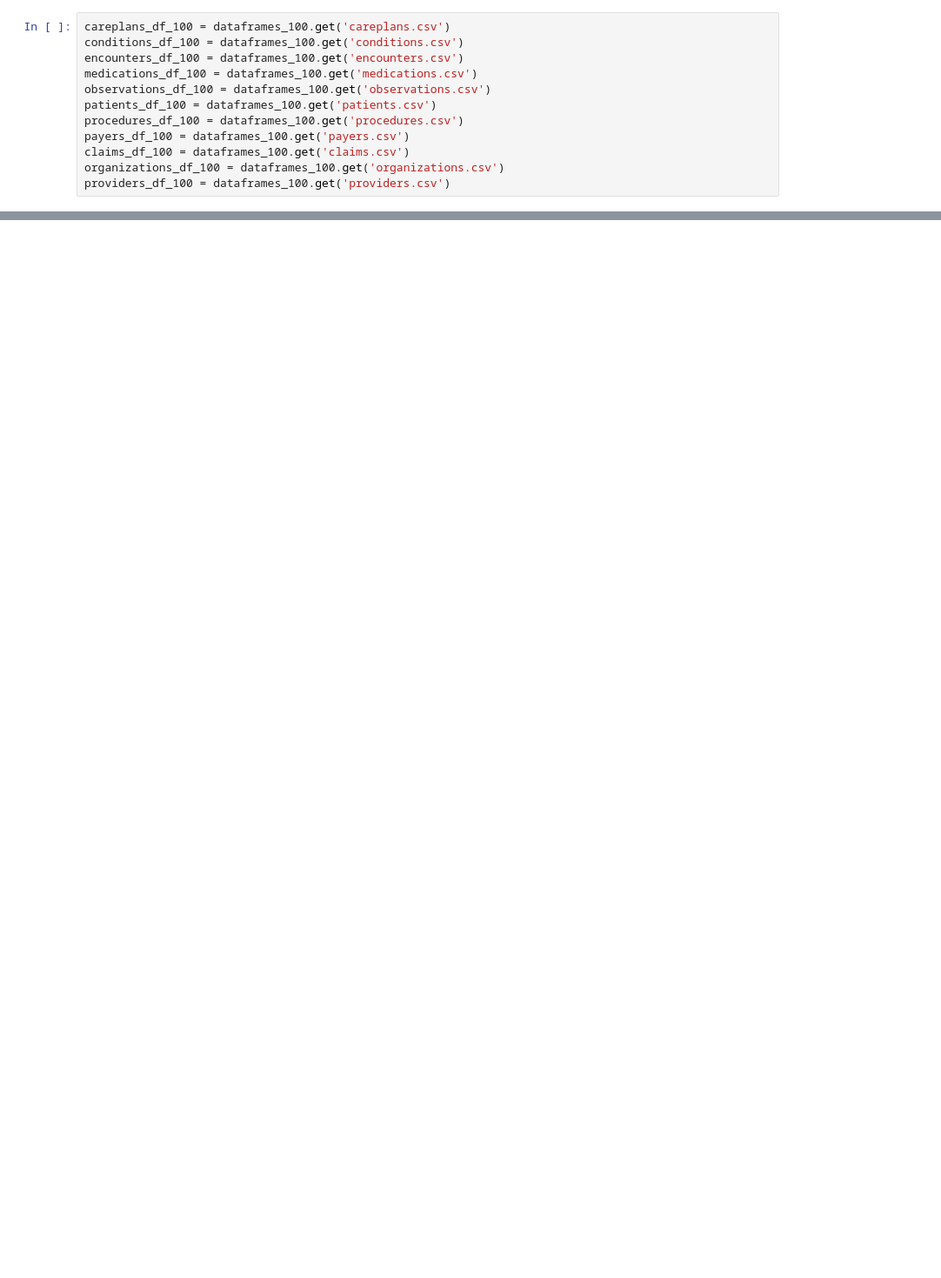
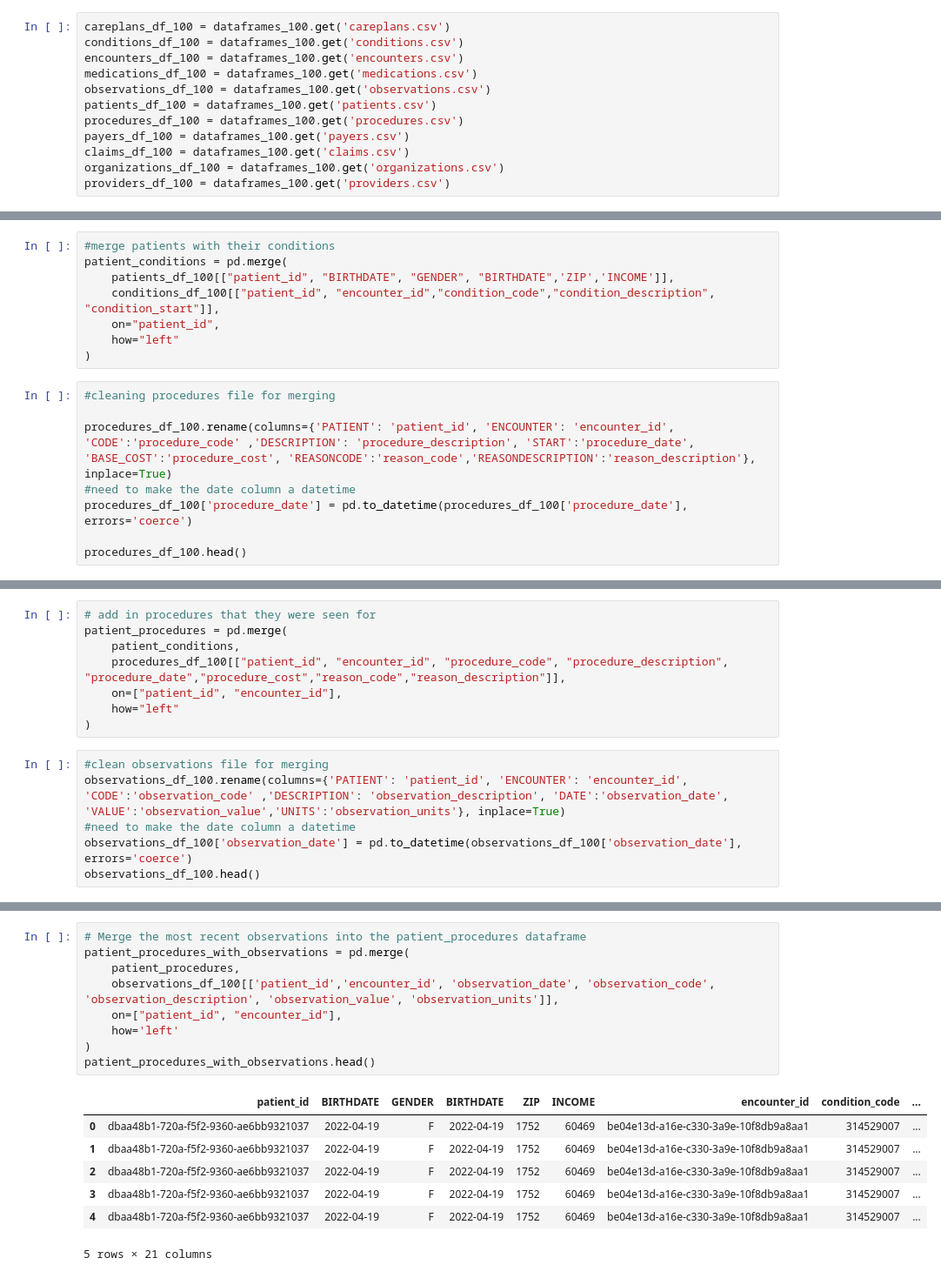
Before and after one commit to pholmes116/predicting-healthcare-costs-public, a Jupyter notebook: st446_project_vk.ipynb, the cells around one changed output, grey strips where cells are left out. Shown at 87% size. Cells and saved outputs as stored; diff of their text form; blank space fills up the shorter version.

```diff
--- a/st446_project_vk.ipynb
+++ b/st446_project_vk.ipynb
@@ -402,0 +102,16 @@ claims_df_1000 = dataframes_1000.get('claims.csv')
+# %%
+#merge patients with their conditions
+patient_conditions = pd.merge(
+    patients_df_100[["patient_id", "BIRTHDATE", "GENDER", "BIRTHDATE",'ZIP','INCOME']],
+    conditions_df_100[["patient_id", "encounter_id","condition_code","condition_description", "condition_start"]],
+    on="patient_id",
+    how="left"
+)
+# %%
+#cleaning procedures file for merging
+
+procedures_df_100.rename(columns={'PATIENT': 'patient_id', 'ENCOUNTER': 'encounter_id', 'CODE':'procedure_code' ,'DESCRIPTION': 'procedure_description', 'START':'procedure_date', 'BASE_COST':'procedure_cost', 'REASONCODE':'reason_code','REASONDESCRIPTION':'reason_description'}, inplace=True)
+#need to make the date column a datetime
+procedures_df_100['procedure_date'] = pd.to_datetime(procedures_df_100['procedure_date'], errors='coerce')
+
+procedures_df_100.head()
@@ -402,0 +125,14 @@ claims_df_1000 = dataframes_1000.get('claims.csv')
+# %%
+# add in procedures that they were seen for
+patient_procedures = pd.merge(
+    patient_conditions,
+    procedures_df_100[["patient_id", "encounter_id", "procedure_code", "procedure_description", "procedure_date","procedure_cost","reason_code","reason_description"]],
+    on=["patient_id", "encounter_id"],
+    how="left"
+)
+# %%
+#clean observations file for merging
+observations_df_100.rename(columns={'PATIENT': 'patient_id', 'ENCOUNTER': 'encounter_id', 'CODE':'observation_code' ,'DESCRIPTION': 'observation_description', 'DATE':'observation_date', 'VALUE':'observation_value','UNITS':'observation_units'}, inplace=True)
+#need to make the date column a datetime
+observations_df_100['observation_date'] = pd.to_datetime(observations_df_100['observation_date'], errors='coerce')
+observations_df_100.head()
@@ -402,0 +146,17 @@ claims_df_1000 = dataframes_1000.get('claims.csv')
+# %%
+# Merge the most recent observations into the patient_procedures dataframe
+patient_procedures_with_observations = pd.merge(
+    patient_procedures,
+    observations_df_100[['patient_id','encounter_id', 'observation_date', 'observation_code', 'observation_description', 'observation_value', 'observation_units']],
+    on=["patient_id", "encounter_id"],
+    how='left'
+)
+patient_procedures_with_observations.head()
+# %% [output]
+|  | patient_id | BIRTHDATE | GENDER | BIRTHDATE | ZIP | INCOME | encounter_id | condition_code | ... |
+| 0 | dbaa48b1-720a-f5f2-9360-ae6bb9321037 | 2022-04-19 | F | 2022-04-19 | 1752 | 60469 | be04e13d-a16e-c330-3a9e-10f8db9a8aa1 | 314529007 | ... |
+| 1 | dbaa48b1-720a-f5f2-9360-ae6bb9321037 | 2022-04-19 | F | 2022-04-19 | 1752 | 60469 | be04e13d-a16e-c330-3a9e-10f8db9a8aa1 | 314529007 | ... |
+| 2 | dbaa48b1-720a-f5f2-9360-ae6bb9321037 | 2022-04-19 | F | 2022-04-19 | 1752 | 60469 | be04e13d-a16e-c330-3a9e-10f8db9a8aa1 | 314529007 | ... |
+| 3 | dbaa48b1-720a-f5f2-9360-ae6bb9321037 | 2022-04-19 | F | 2022-04-19 | 1752 | 60469 | be04e13d-a16e-c330-3a9e-10f8db9a8aa1 | 314529007 | ... |
+| 4 | dbaa48b1-720a-f5f2-9360-ae6bb9321037 | 2022-04-19 | F | 2022-04-19 | 1752 | 60469 | be04e13d-a16e-c330-3a9e-10f8db9a8aa1 | 314529007 | ... |
+5 rows × 21 columns
```
Also changed, not shown: parts of 30 cells of this notebook.
